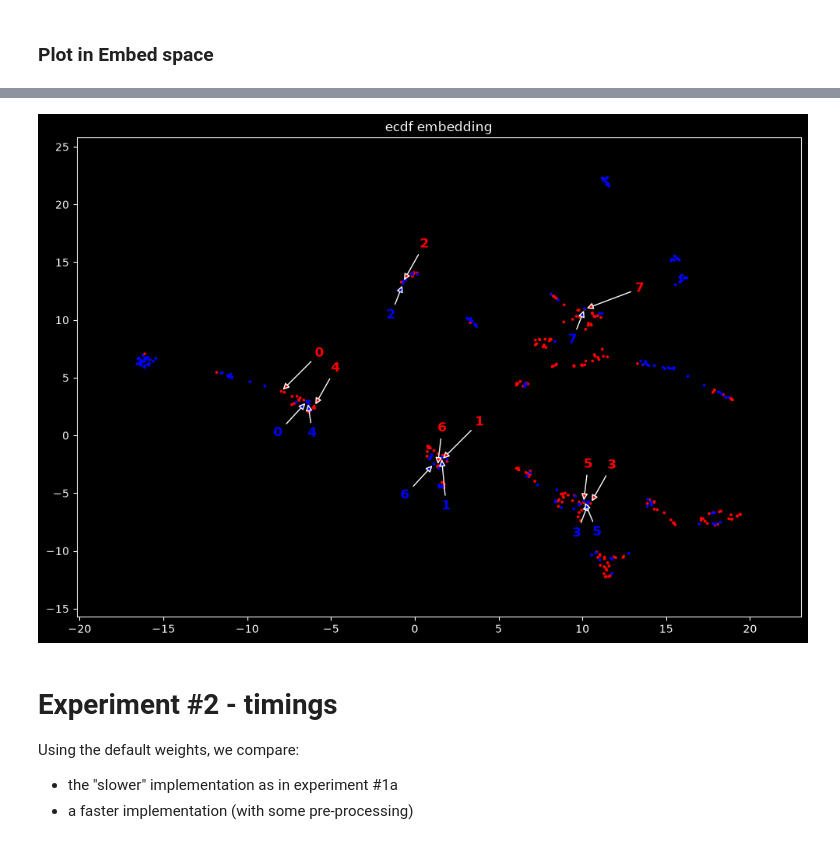
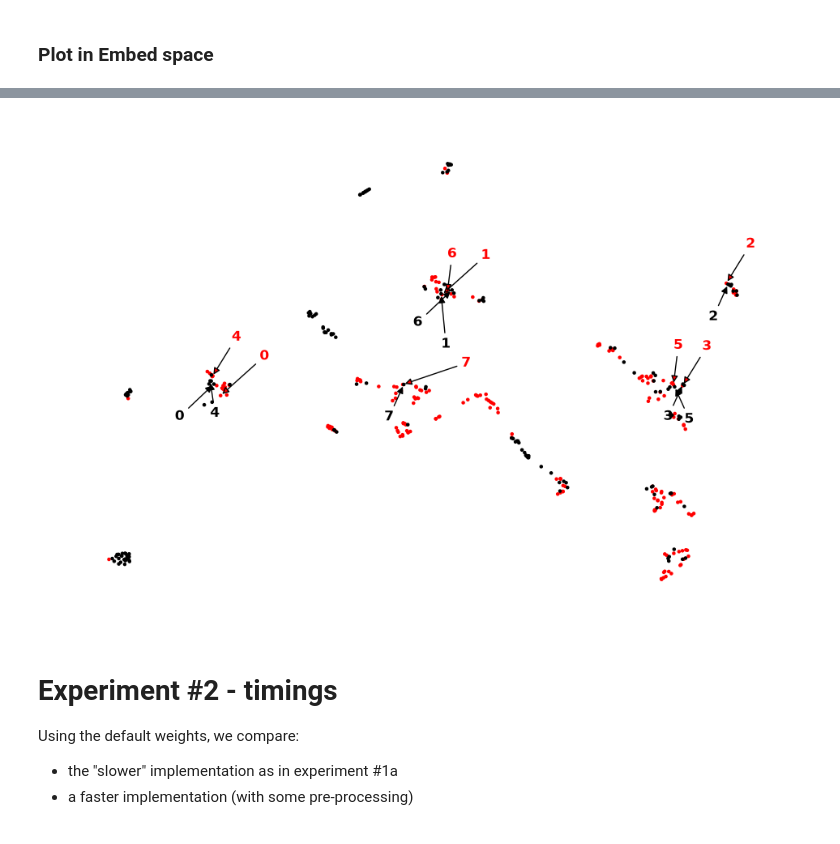
Before and after one commit to ftheberge/Matching_Experiments, a Jupyter notebook: ACME4/ACME4_process_trees_experiments.ipynb, the cells around one changed output, grey strips where cells are left out. Drawn from its saved outputs; the diff is of its cells as text; code cells hidden in the pictures.

```diff
--- a/ACME4/ACME4_process_trees_experiments.ipynb
+++ b/ACME4/ACME4_process_trees_experiments.ipynb
@@ -75,0 +93,6 @@ Wall time: 15 s
+# %%
+%%time
+## exclude size-2 trees and giant one
+Trees = extract_process_trees(process=process_summary, uid='pid_hash', parent_uid='parent_pid_hash',
+                              min_tree_size=3, max_tree_size=50000,
+                              extra={'process_name':'process','user_name':'user','red_team':'redteam'})
@@ -296,40 +306,47 @@ offy = 3*np.array([1,1,1,1,1,1,1,.5,-1,-1.5,-1,-1,-1,-1,-1,-1])
 # %%
+angles = np.linspace(0, 2 * np.pi, 16, endpoint=False)
+offx = 3*np.cos(angles)
+offy = 3*np.sin(angles)
+offx = 2*np.array([1,1,.5,.5,.5,0,0,1.5,-1,0,-.5,-.5,0,.25,-1,-.5])
+offy = 3*np.array([1,1,1,1,1,1,1,.5,-1,-1.5,-1,-1,-1,-1,-1,-1])
+
 path = [x[0] for x in match.path_internal]
 l = len(path)
 s = np.tile(np.arange(l),2)
-cl = np.repeat(['red','blue'],l)
+cl = np.repeat(['red','black'],l)
 l = sg_red.vcount()
 path.extend([x[1]+l for x in match.path_internal])
 # %%
 X = [embedding_ecdf[x] for x in sg_red.vs['uid']]
 X.extend([embedding_ecdf[x] for x in sg_black.vs['uid']])
-c = np.concatenate( [np.repeat('red',sg_red.vcount()), np.repeat('blue',sg_black.vcount())] )
+c = np.concatenate( [np.repeat('red',sg_red.vcount()), np.repeat('black',sg_black.vcount())] )
 reducer = umap.UMAP(n_neighbors=7, metric='manhattan', min_dist=.25, spread=1.5, n_jobs=1, random_state=123)
 embedding = reducer.fit_transform(np.array(X))
 
-with plt.style.context('dark_background'):
-    fig, ax = plt.subplots(figsize=(12,8))
-    ax.scatter(embedding[:, 0], embedding[:, 1], s=3, c=c );
-    ax.set_title('ecdf embedding')
+fig, ax = plt.subplots(figsize=(12,8))
+ax.scatter(embedding[:, 0], embedding[:, 1], s=5, c=c );
+#ax.set_title('PIDs in embedded space', fontsize=18)
 
-    for i in range(len(path)):
-        ax.annotate(
-            s[i],       # Le texte de l'annotation
-            xy=(embedding[path[i], 0], embedding[path[i], 1]),          # Coordonnées (x, y) de la pointe de la flèche
-            xytext=(embedding[path[i], 0] + offx[i], embedding[path[i], 1] + offy[i]), # Coordonnées (x, y) du texte (décalé pour laisser de la place)
-            arrowprops=dict(
-                facecolor=cl[i],          # Couleur de remplissage de la flèche
-                arrowstyle="-|>",            # Style de la flèche (ex: "->", "-|>", "fancy")
-                lw=1.0                      # Épaisseur de la ligne (line width)
-            ),
-            fontsize=12,
-            color=cl[i],
-            fontweight="bold"
-        )
+for i in range(len(path)):
+    ax.annotate(
+        s[i],       # Le texte de l'annotation
+        xy=(embedding[path[i], 0], embedding[path[i], 1]),          # Coordonnées (x, y) de la pointe de la flèche
+        xytext=(embedding[path[i], 0] + offx[i], embedding[path[i], 1] + offy[i]), # Coordonnées (x, y) du texte (décalé pour laisser de la place)
+        arrowprops=dict(
+            facecolor=cl[i],          # Couleur de remplissage de la flèche
+            arrowstyle="-|>",            # Style de la flèche (ex: "->", "-|>", "fancy")
+            lw=1.0                      # Épaisseur de la ligne (line width)
+        ),
+        fontsize=12,
+        color=cl[i],
+        fontweight="bold"
+    )
 
-    ax.margins(.1)
+ax.margins(.1)
+plt.axis('off');
+#plt.savefig('map_embed.png', bbox_inches='tight', pad_inches=0)
 # %% [output]
-[figure, old version]
+[figure, new version]
 # %% [markdown]
 # Experiment #2 - timings
 
```
Also changed, not shown: parts of 38 cells of this notebook.
